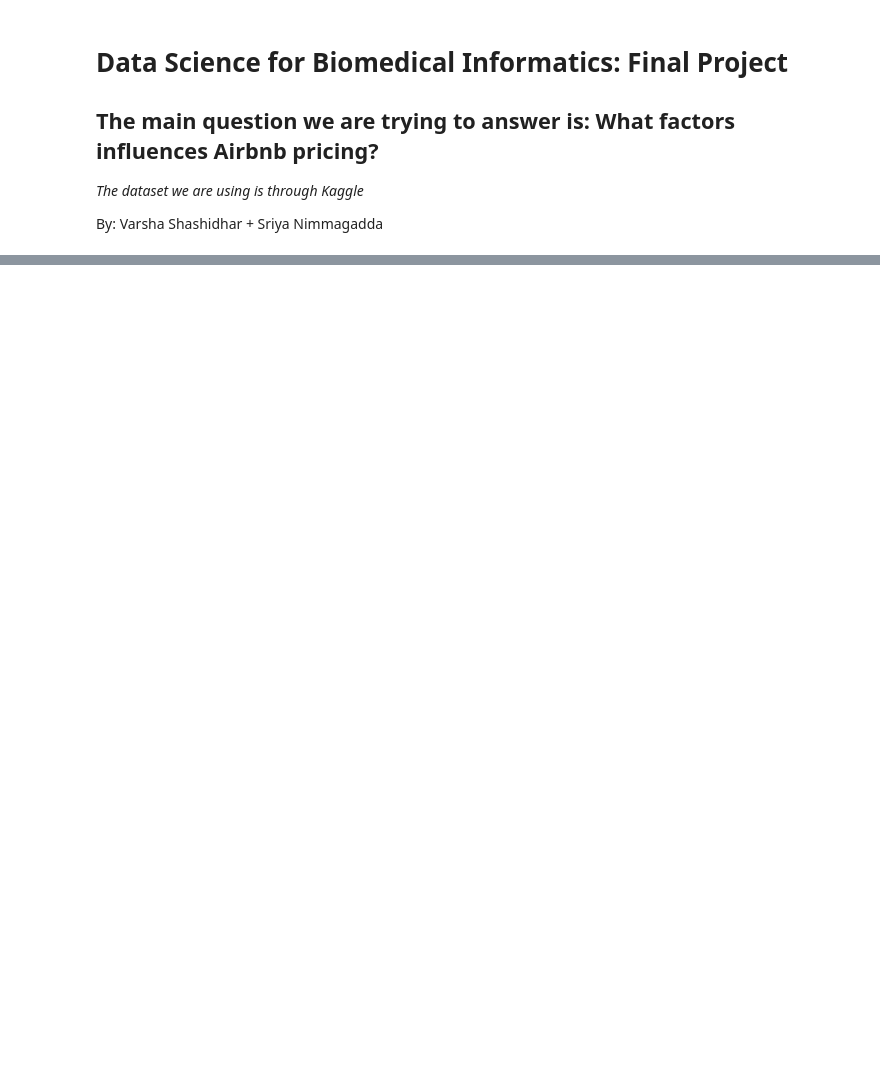
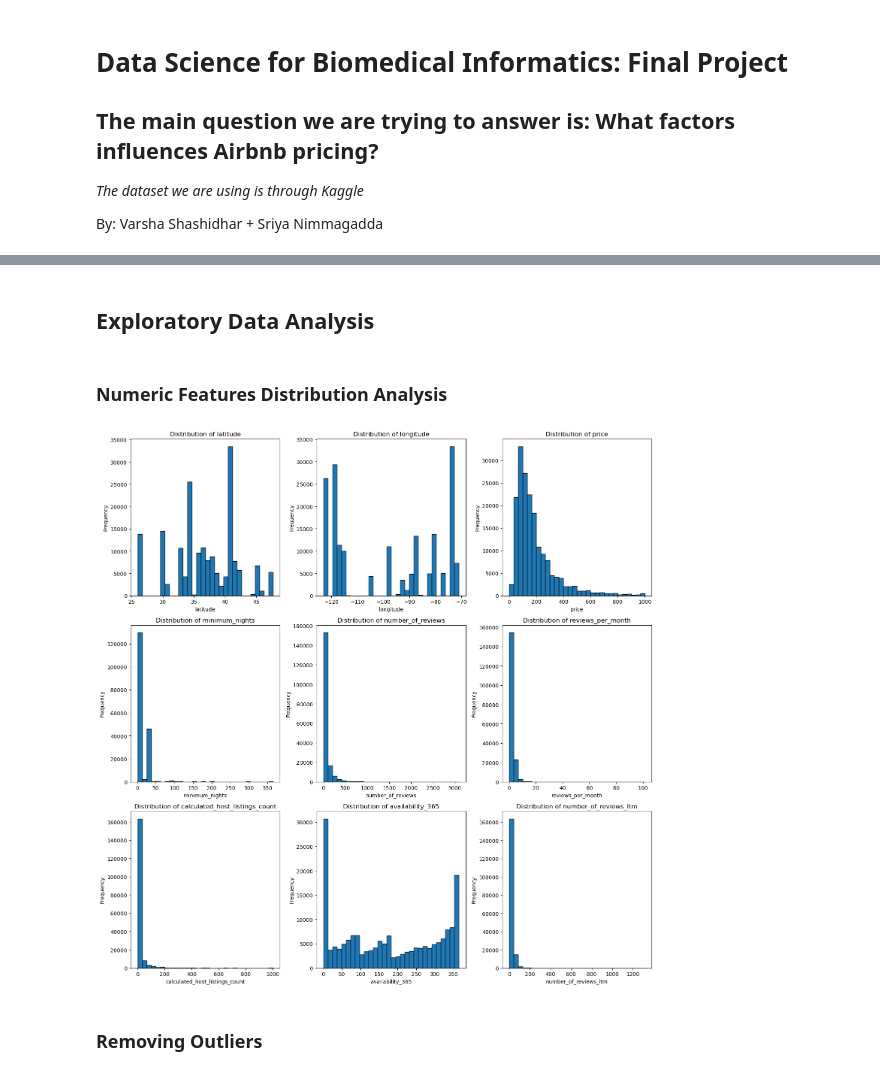
Before and after one commit to sriya-nimma/DataSciBioMedicalProject, a Jupyter notebook: Final_Project.ipynb, the cells around one changed output, grey strips where cells are left out. Cells and saved outputs as stored; diff of their text form; code cells hidden in the pictures; blank space fills up the shorter version.

```diff
--- a/Final_Project.ipynb
+++ b/Final_Project.ipynb
@@ -78,0 +114,34 @@ memory usage: 24.7+ MB
+# %% [markdown]
+## Exploratory Data Analysis ##
+# %% [markdown]
+### Numeric Features Distribution Analysis ###
+# %%
+## Numeric features distribution analysis
+
+# identify the numeric columns in the dataset + exclude 'id' and 'host_id'
+numeric_columns = df_cleaned.select_dtypes(include=['float64', 'int64']).columns
+numeric_columns_filtered = [col for col in numeric_columns if col not in ['id', 'host_id']]
+
+# plot histograms for numeric features
+numeric_features_filtered = df_cleaned[numeric_columns_filtered]
+
+# adjust the number of rows and columns for subplots
+num_features_filtered = len(numeric_features_filtered.columns)
+rows_filtered = (num_features_filtered // 3) + (num_features_filtered % 3 > 0)
+cols_filtered = 3
+
+plt.figure(figsize=(15, rows_filtered * 5))
+
+for i, column in enumerate(numeric_features_filtered.columns, 1):
+    plt.subplot(rows_filtered, cols_filtered, i)
+    plt.hist(numeric_features_filtered[column], bins=30, edgecolor='black')
+    plt.title(f'Distribution of {column}')
+    plt.xlabel(column)
+    plt.ylabel('Frequency')
+
+plt.tight_layout()
+plt.show()
+# %% [output]
+[figure, added]
+# %% [markdown]
+### Removing Outliers ###
```
Also changed, not shown: parts of 22 cells of this notebook.
